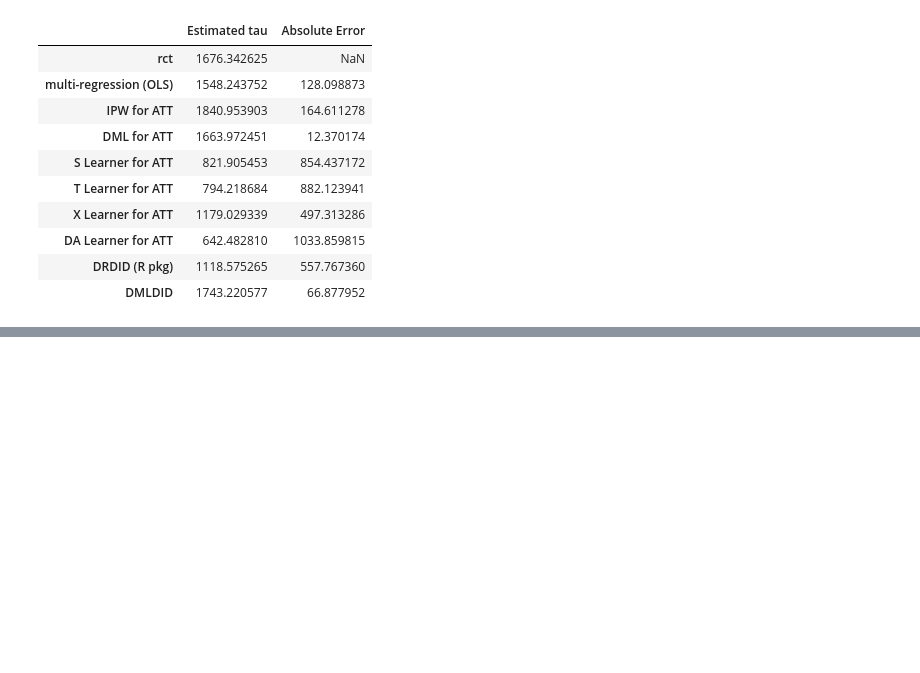
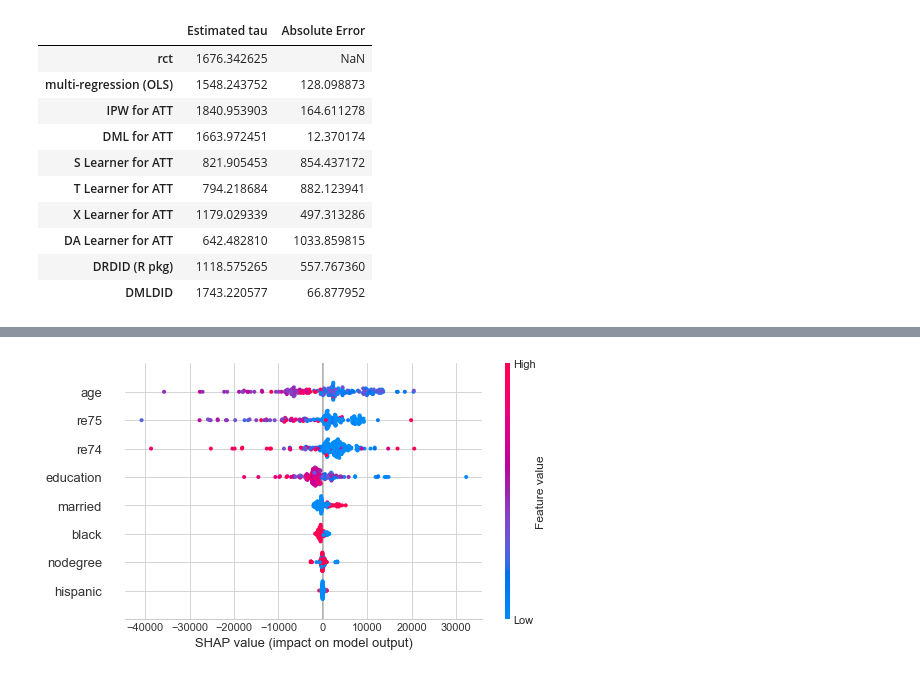
Before and after one commit to MasaAsami/D2ML, a Jupyter notebook: notebooks/RCTBenchmarks.ipynb, the cells around one changed output, grey strips where cells are left out. Drawn from its saved outputs; the diff is of its cells as text; code cells hidden in the pictures; blank space fills up the shorter version.

```diff
--- a/notebooks/RCTBenchmarks.ipynb
+++ b/notebooks/RCTBenchmarks.ipynb
@@ -774,0 +774,10 @@ pd.DataFrame(
+# %%
+import shap
+
+shap.initjs()
+
+df_dml_result = dml.df_dml.query(f"treat > 0").sort_values(by="non_linear_cate")
+cate_model = dml.cate_model
+explainer = shap.TreeExplainer(cate_model)
+
+shap_values = explainer.shap_values(df_dml_result[x_cols])
@@ -774,0 +786,4 @@ pd.DataFrame(
+# %%
+shap.summary_plot(shap_values, df_dml_result[x_cols])
+# %% [output]
+[figure, added]
```
Also changed, not shown: parts of 19 cells of this notebook.
